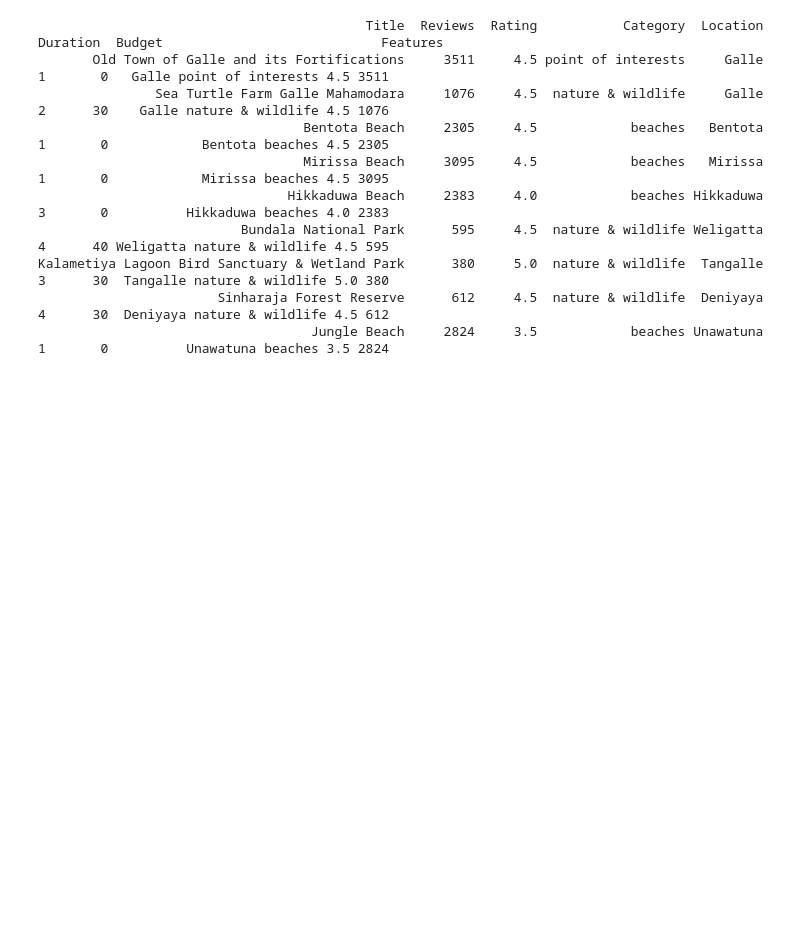
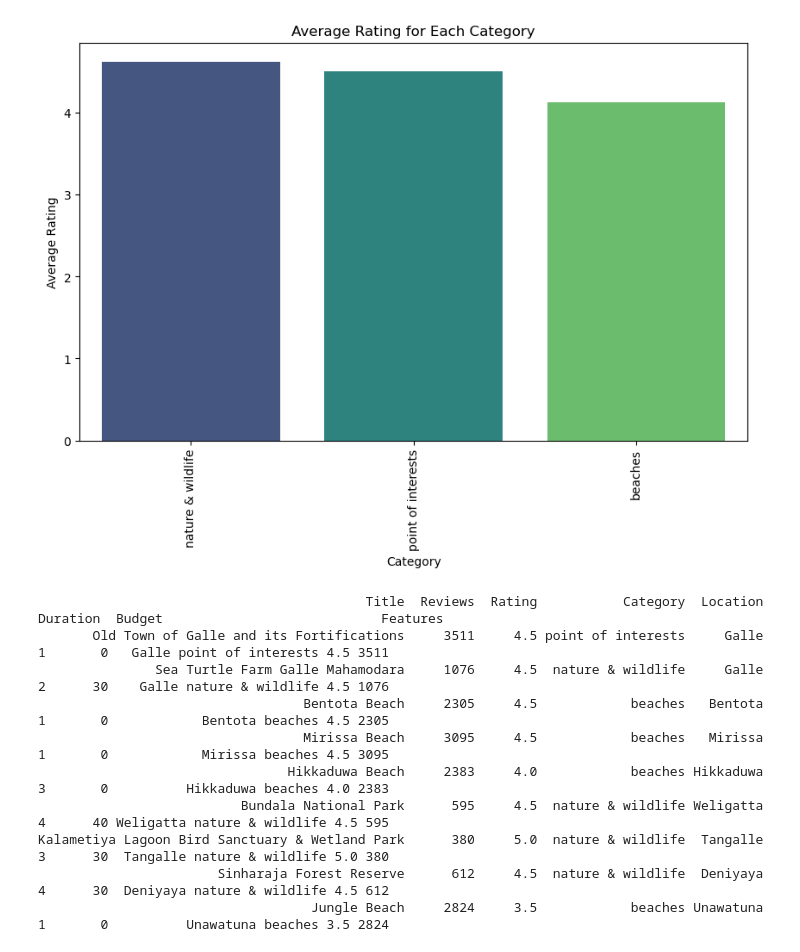
Before and after one commit to DushanSenadheera/project_rover, a Jupyter notebook: model/recommendation system.ipynb, the cells around one changed output. Cells and saved outputs as stored; diff of their text form; code cells hidden in the pictures; blank space fills up the shorter version.

```diff
--- a/model/recommendation system.ipynb
+++ b/model/recommendation system.ipynb
@@ -1 +49,13 @@
+# %%
+# Plot the average rating for each category
+category_mean = df.groupby('Category')['Rating'].mean().sort_values(ascending=False)
+plt.figure(figsize=(10, 6))
+sns.barplot(x=category_mean.index, y=category_mean.values, palette='viridis')
+plt.title('Average Rating for Each Category')
+plt.xlabel('Category')
+plt.ylabel('Average Rating')
+plt.xticks(rotation=90)
+plt.show()
+# %% [output]
+[figure, added]
 # %%
```
Also changed, not shown: parts of 7 cells of this notebook.
